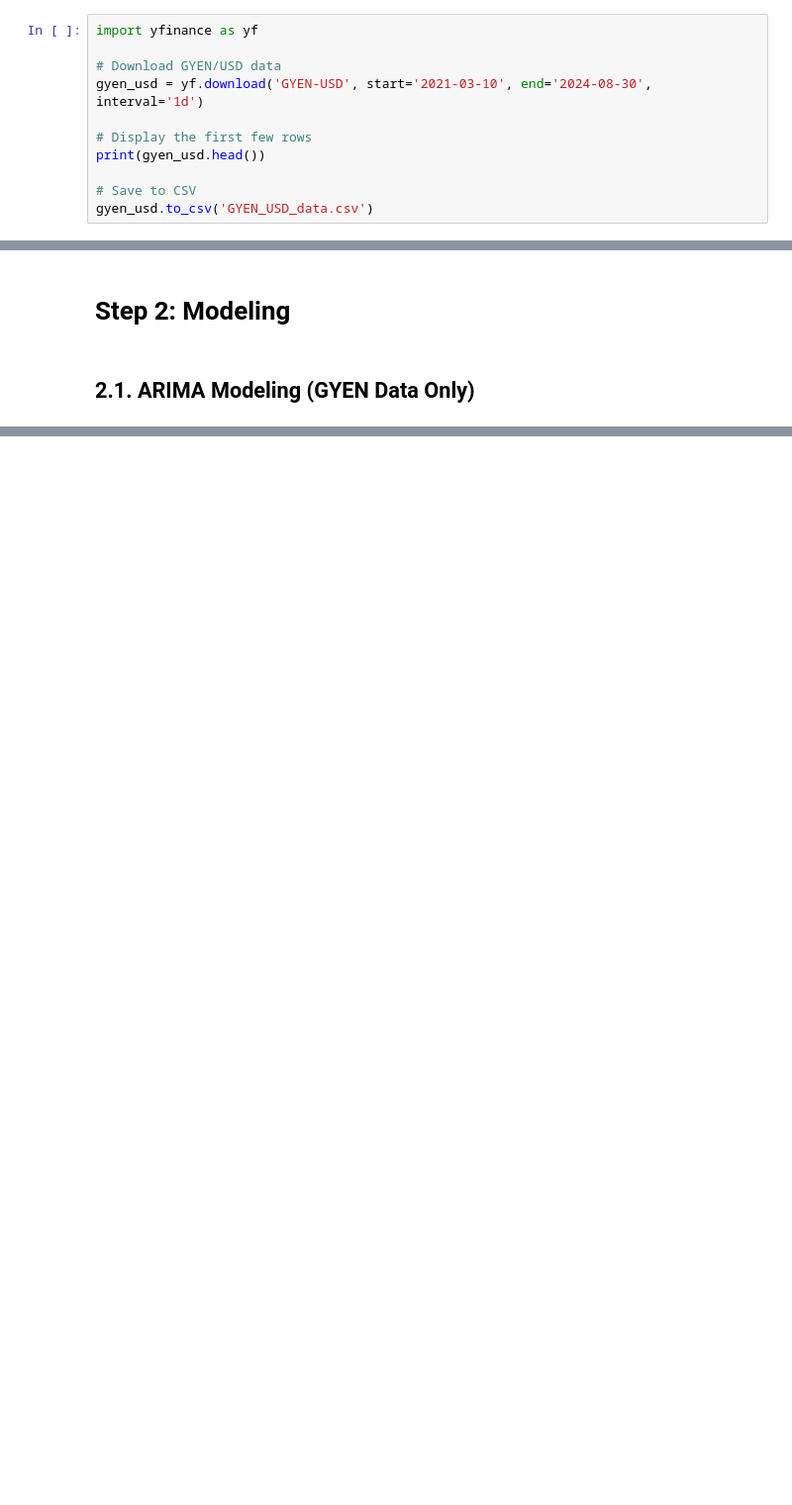
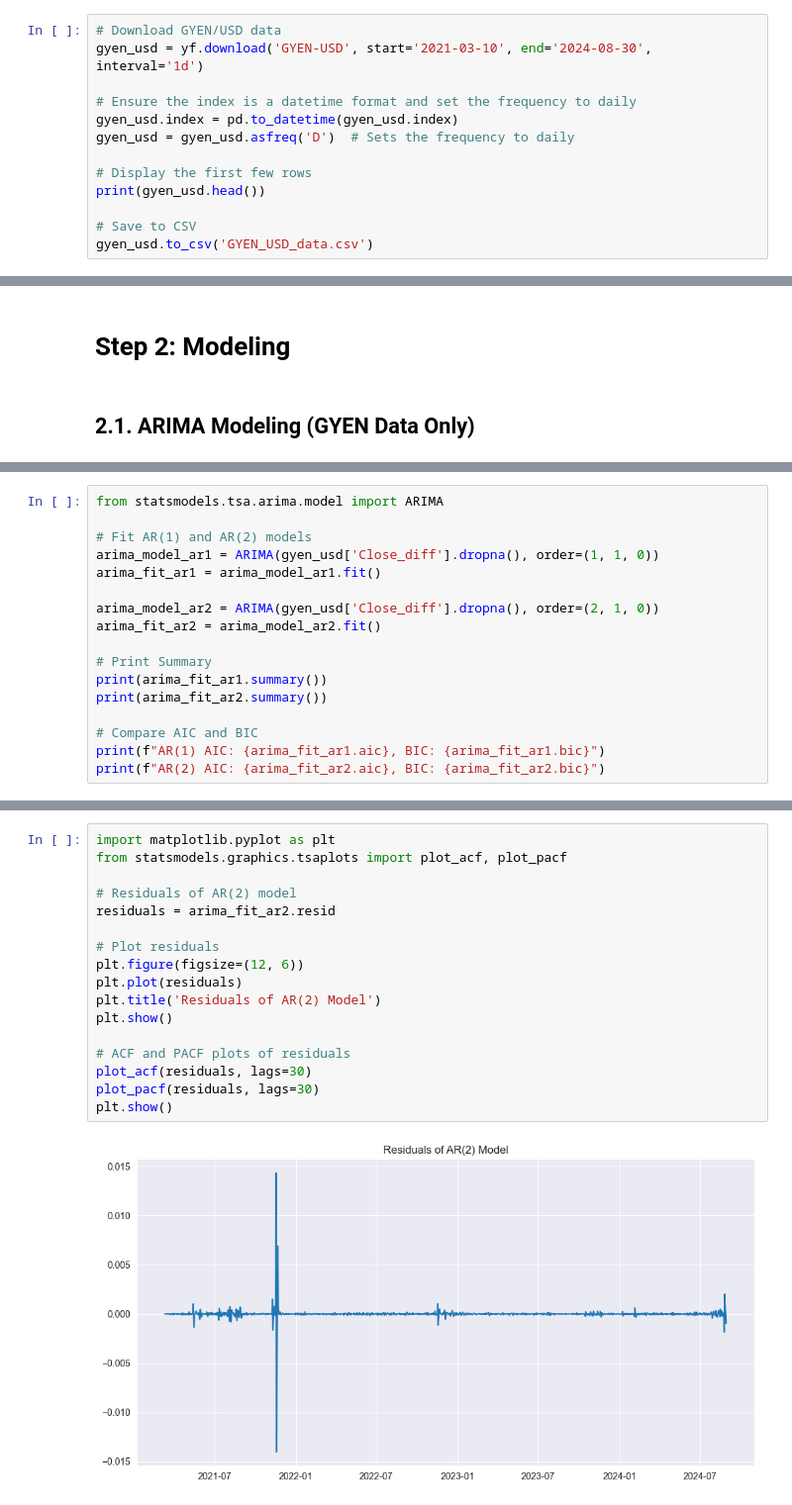
Before and after one commit to joodevs/algo-trader, a Jupyter notebook: gyen-yen-analysis.ipynb, the cells around one changed output, grey strips where cells are left out. Shown at 99% size. Drawn from its saved outputs; the diff is of its cells as text; blank space fills up the shorter version.

Commit message:
Apply ARIMA, LSTM, GARCH

```diff
--- a/gyen-yen-analysis.ipynb
+++ b/gyen-yen-analysis.ipynb
@@ -24,10 +30,12 @@ Date
 # %% [markdown]
 ## 1.2. Collecting GYEN Data:
 # %%
-import yfinance as yf
-
 # Download GYEN/USD data
 gyen_usd = yf.download('GYEN-USD', start='2021-03-10', end='2024-08-30', interval='1d')
+
+# Ensure the index is a datetime format and set the frequency to daily
+gyen_usd.index = pd.to_datetime(gyen_usd.index)
+gyen_usd = gyen_usd.asfreq('D')  # Sets the frequency to daily
 
 # Display the first few rows
 print(gyen_usd.head())
@@ -199,0 +220,17 @@ Warnings:
+# %%
+from statsmodels.tsa.arima.model import ARIMA
+
+# Fit AR(1) and AR(2) models
+arima_model_ar1 = ARIMA(gyen_usd['Close_diff'].dropna(), order=(1, 1, 0))
+arima_fit_ar1 = arima_model_ar1.fit()
+
+arima_model_ar2 = ARIMA(gyen_usd['Close_diff'].dropna(), order=(2, 1, 0))
+arima_fit_ar2 = arima_model_ar2.fit()
+
+# Print Summary
+print(arima_fit_ar1.summary())
+print(arima_fit_ar2.summary())
+
+# Compare AIC and BIC
+print(f"AR(1) AIC: {arima_fit_ar1.aic}, BIC: {arima_fit_ar1.bic}")
+print(f"AR(2) AIC: {arima_fit_ar2.aic}, BIC: {arima_fit_ar2.bic}")
@@ -199,0 +259,19 @@ Warnings:
+# %%
+import matplotlib.pyplot as plt
+from statsmodels.graphics.tsaplots import plot_acf, plot_pacf
+
+# Residuals of AR(2) model
+residuals = arima_fit_ar2.resid
+
+# Plot residuals
+plt.figure(figsize=(12, 6))
+plt.plot(residuals)
+plt.title('Residuals of AR(2) Model')
+plt.show()
+
+# ACF and PACF plots of residuals
+plot_acf(residuals, lags=30)
+plot_pacf(residuals, lags=30)
+plt.show()
+# %% [output]
+[figure, added]
```
Also changed, not shown: parts of 16 cells of this notebook, 1 other file.
